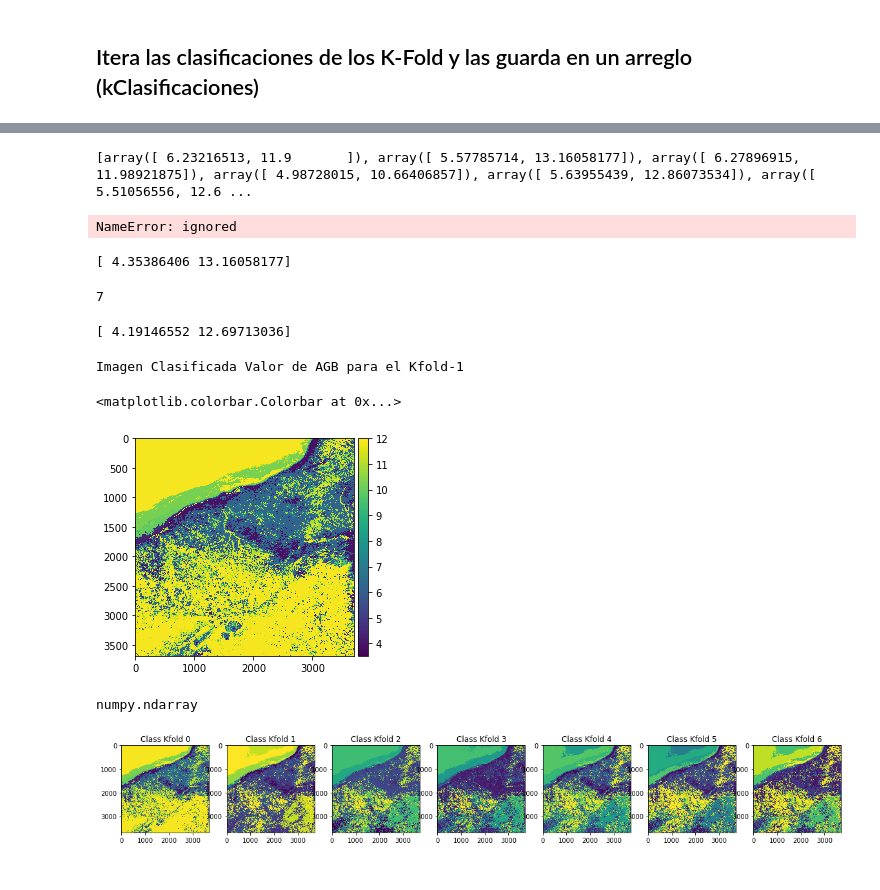
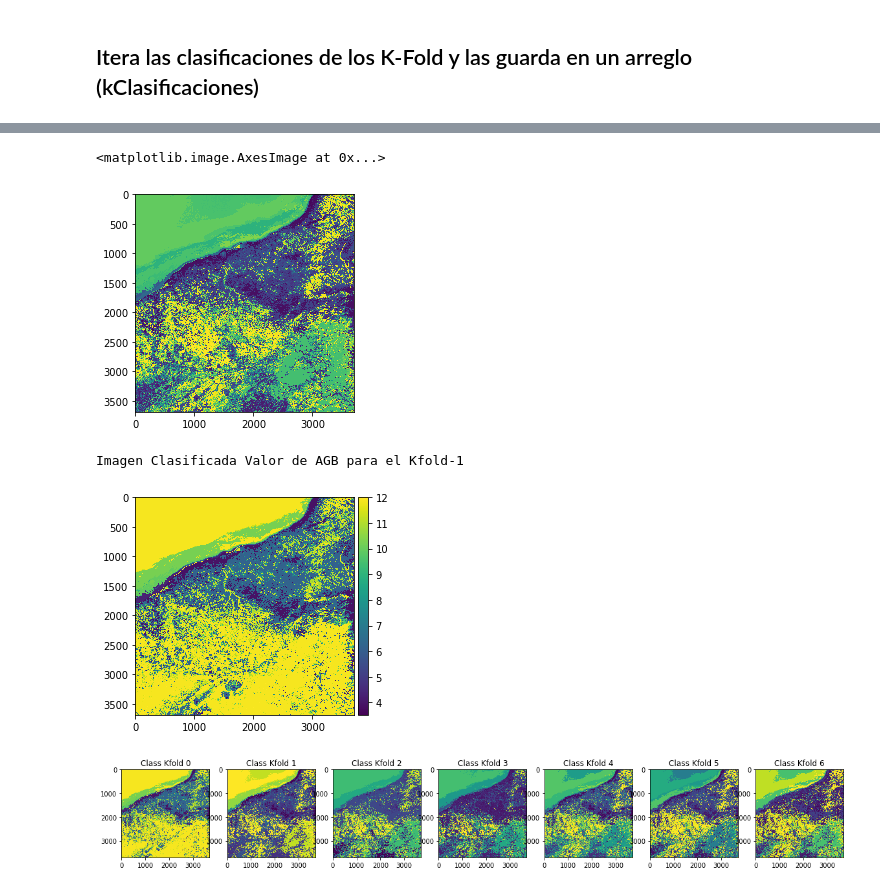
Before and after one commit to yilsey/Map_biomas-Estimated_map_biomas, a Jupyter notebook: Copia_11Oct_ClassRF_IF.ipynb, the cells around one changed output, grey strips where cells are left out. Saved outputs shown, nothing was run; the diff lists cells and outputs as text; code cells hidden in the pictures.

```diff
--- a/Copia_11Oct_ClassRF_IF.ipynb
+++ b/Copia_11Oct_ClassRF_IF.ipynb
@@ -359,34 +249,17 @@ KeyboardInterrupt: ignored
-# %%
-cont=0
-percentClasificaciones=[]
-for i in range(0,len(kClasificaciones)):
-  percent=np.percentile(kClasificaciones[i][0,:],q=[5,95])
-  percentClasificaciones.append(percent)
-print(percentClasificaciones)
-# %% [output]
-[array([ 6.23216513, 11.9       ]), array([ 5.57785714, 13.16058177]), array([ 6.27896915, 11.98921875]), array([ 4.98728015, 10.66406857]), array([ 5.63955439, 12.86073534]), array([ 5.51056556, 12.6 ...
-# %%
-percentClasificaciones=[]
-for i in range(0,len(kClasificaciones)):
-  percent=np.percentile(kClasificaciones[i][0,0],q=[5,95])
-  percentClasificaciones.append(percent)
-print(percentClasificaciones)
-# %% [output]
-NameError: ignored
-# %%
-percent=np.percentile(kClasificaciones[1],q=[5,95])
-print(percent)
-# %% [output]
-[ 4.35386406 13.16058177]
-# %%
-len(kClasificaciones)
-# %% [output]
-7
-# %%
-percent=np.percentile(kClasificaciones[6],q=[5,95])
-print(percent)
-# %% [output]
-[ 4.19146552 12.69713036]
+# %%
+kClasificaciones=np.asarray(kClasificaciones)
+ImgResultado = np.zeros((rows, cols))
+for l in range(0,cols):
+  for j in range(0,rows):
+    dato = kClasificaciones[:,j,l]
+    percent=np.percentile(dato,q=[5,95])
+    datoFinal = np.median(dato[np.logical_and(dato>percent[0],dato<percent[1])])
+    ImgResultado[j,l] = datoFinal
+
+plt.imshow(ImgResultado)
+# %% [output]
+<matplotlib.image.AxesImage at 0x...>
+[figure, added]
 # %%
 from mpl_toolkits.axes_grid1 import make_axes_locatable
 print("Imagen Clasificada Valor de AGB para el Kfold-1")
@@ -394,15 +267,10 @@ ax = plt.subplot(111)
 im = ax.imshow(kClasificaciones[0])
 divider = make_axes_locatable(ax)
 cax = divider.append_axes("right", size="5%", pad=0.05)
-plt.colorbar(im, cax=cax)
+plt.colorbar(im, cax=cax);
 # %% [output]
 Imagen Clasificada Valor de AGB para el Kfold-1
-<matplotlib.colorbar.Colorbar at 0x...>
 [figure]
-# %%
-type(bands_data)
-# %% [output]
-numpy.ndarray
 # %%
 fig, axs = plt.subplots(1, 7, figsize=(20,10))
 pCont = 0
```
Also changed, not shown: parts of 41 cells of this notebook.
